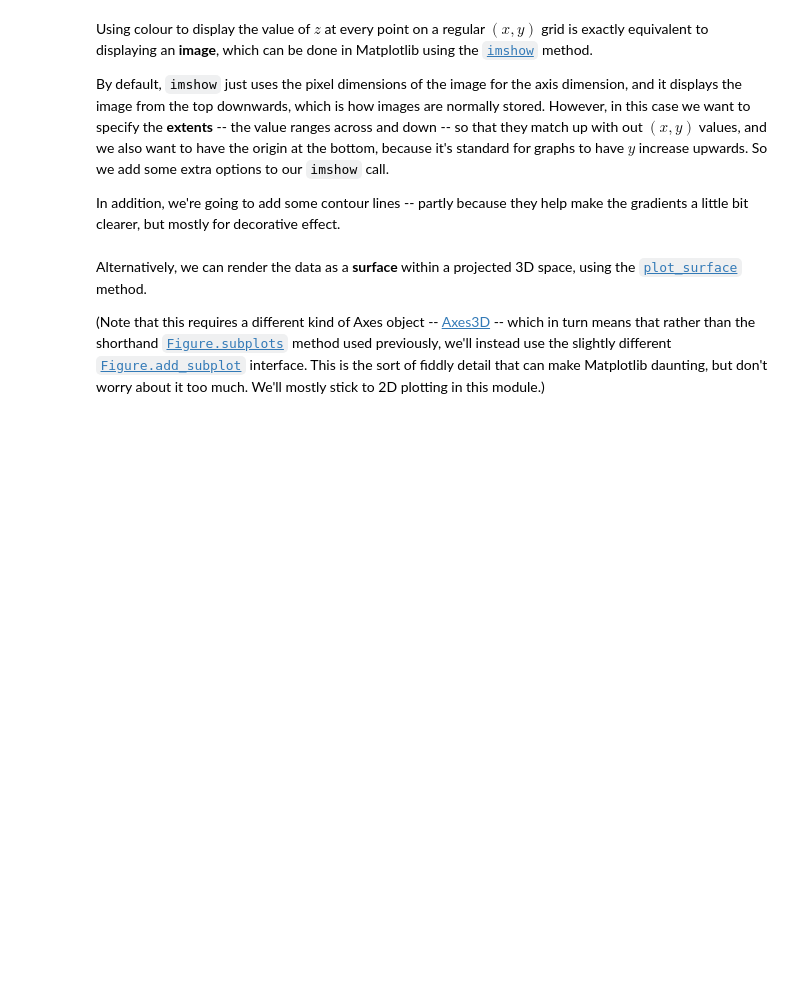
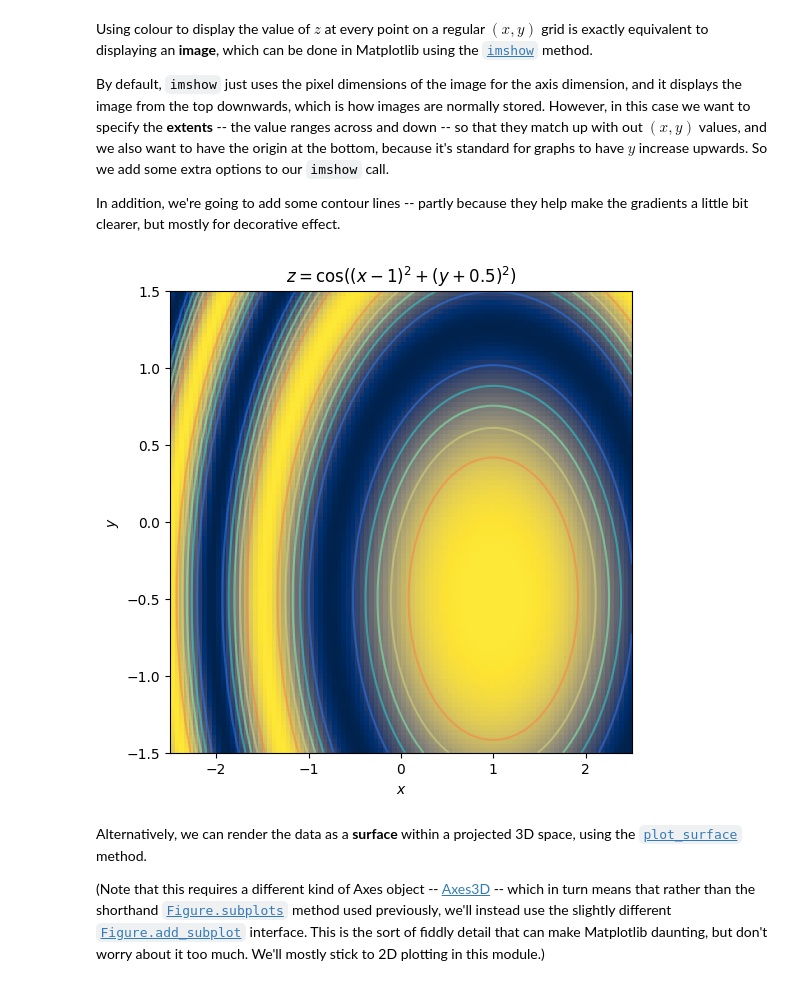
Before and after one commit to Shihan-Zhang/COMP0088Learn, a Jupyter notebook: comp88_lab1.ipynb, the cells around one changed output. Saved outputs shown, nothing was run; the diff lists cells and outputs as text; code cells hidden in the pictures; blank space fills up the shorter version.

```diff
--- a/comp88_lab1.ipynb
+++ b/comp88_lab1.ipynb
@@ -182,20 +194,22 @@ In addition, we're going to add some contour lines -- partly because they help m
 # %%
 # calculate the coordinate range and aspect ratio
 extent = (np.min(xx), np.max(xx), np.min(yy), np.max(yy))
 aspect = (extent[1] - extent[0])/(extent[3] - extent[2])
 
 fig = plt.figure(figsize=(6, 6))
 ax = fig.subplots()
 
 ax.imshow(zz, cmap='cividis', origin='lower', extent=extent, aspect=aspect)
 
 # add some contour lines
 levels = np.linspace(np.min(zz), np.max(zz), 7)
 ax.contour(xx, yy, zz, levels, cmap='rainbow', origin='lower', extent=extent, alpha=0.5 )
 
 ax.set_xlabel('$x$')
 ax.set_ylabel('$y$')
-ax.set_title('$z = \cos((x-1)^2 + (y+0.5)^2)$');
+ax.set_title('$z = \\cos((x-1)^2 + (y+0.5)^2)$');
+# %% [output]
+[figure, added]
 # %% [markdown]
 Alternatively, we can render the data as a **surface** within a projected 3D space, using the [`plot_surface`](https://matplotlib.org/stable/api/_as_gen/mpl_toolkits.mplot3d.axes3d.Axes3D.plot_surface.html) method.
 
```
Also changed, not shown: parts of 11 cells of this notebook.
